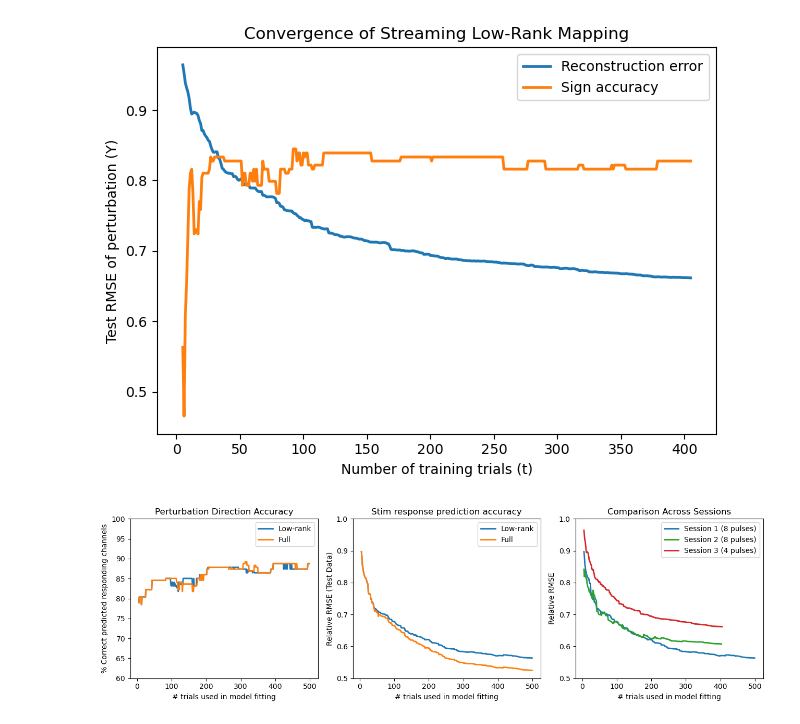
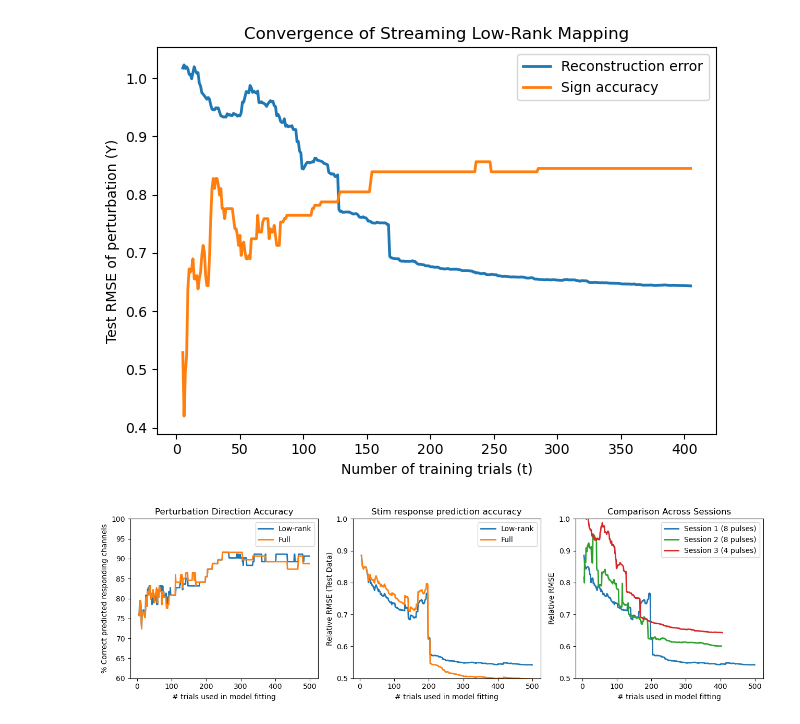
Before and after one commit to Raynor-Cerebellum-Project/RCP_analysis, a Jupyter notebook: scripts/W_inference.ipynb, the cells around one changed output. Cells and saved outputs as stored; diff of their text form; code cells hidden in the pictures.

```diff
--- a/scripts/W_inference.ipynb
+++ b/scripts/W_inference.ipynb
@@ -176,7 +173,7 @@ Saved MAT → /home/bryan/mnt/cullen/Current Project Databases - NHP/2025 Cerebe
 # %%
-npz_path_13 = "/home/bryan/mnt/cullen/Current Project Databases - NHP/2025 Cerebellum prosthesis/Nike/20260129_NRR_RW013/results/checkpoints/inference/session13_stim_inference_data.npz"
-npz_path_14 = "/home/bryan/mnt/cullen/Current Project Databases - NHP/2025 Cerebellum prosthesis/Nike/20260130_NRR_RW014/results/checkpoints/inference/session14_stim_inference_data.npz"
-npz_path_15 = "/home/bryan/mnt/cullen/Current Project Databases - NHP/2025 Cerebellum prosthesis/Nike/20260202_NRR_RW015/results/checkpoints/inference/session15_stim_inference_data.npz"
+npz_path_13 = "/home/bryan/mnt/cullen_data/Current Project Databases - NHP/2025 Cerebellum prosthesis/Nike/20260129_NRR_RW013/results/checkpoints/inference/session13_stim_inference_data.npz"
+npz_path_14 = "/home/bryan/mnt/cullen_data/Current Project Databases - NHP/2025 Cerebellum prosthesis/Nike/20260130_NRR_RW014/results/checkpoints/inference/session14_stim_inference_data.npz"
+npz_path_15 = "/home/bryan/mnt/cullen_data/Current Project Databases - NHP/2025 Cerebellum prosthesis/Nike/20260202_NRR_RW015/results/checkpoints/inference/session15_stim_inference_data.npz"
 npz_13 = np.load(npz_path_13)
 npz_14 = np.load(npz_path_14)
 npz_15 = np.load(npz_path_15)
@@ -419,7 +418,7 @@ import matplotlib.pyplot as plt
 
 # Hyperparameters
 start = 5 # Try 5? TODO
-beta = 20
+beta = 0.01
 rank = 15
 
 # Sequential fits
@@ -442,13 +441,13 @@ plt.legend()
 plt.tight_layout()
 plt.show()
 # %% [output]
-[figure, old version]
+[figure, new version]
 # %%
 import matplotlib.pyplot as plt
 
 # Hyperparameters
 start = 5
-beta = 20
+beta = 0.01
 rank = 15
 
 # Sequential fits
@@ -489,31 +488,31 @@ axes[0].plot(trial_list_15, 100*np.asarray(sign_acc_15), lw=2, label="Low-rank")
 axes[0].plot(trial_list_15_full, 100*np.asarray(sign_acc_15_full), lw=2, label="Full")
 
 axes[0].set_xlabel("# trials used in model fitting")
 axes[0].set_ylabel("% Correct predicted responding channels")
 axes[0].set_title("Perturbation Direction Accuracy")
 axes[0].set_ylim(60, 100)
 axes[0].legend()
 
 axes[1].plot(trial_list_15, rel_err_15, lw=2, label="Low-rank")
 axes[1].plot(trial_list_15_full, rel_err_15_full, lw=2, label="Full")
 
 axes[1].set_xlabel("# trials used in model fitting")
 axes[1].set_ylabel("Relative RMSE (Test Data)")
 axes[1].set_title("Stim response prediction accuracy")
 axes[1].set_ylim(0.5, 1)
 axes[1].legend()
 
 axes[2].plot(trial_list_15, rel_err_15, lw=2, label="Session 1 (8 pulses)")
 axes[2].plot(trial_list_14, rel_err_14, lw=2, c='tab:green', label="Session 2 (8 pulses)")
 axes[2].plot(trial_list_13, rel_err_13, lw=2, c='tab:red', label="Session 3 (4 pulses)")
 
 axes[2].set_xlabel("# trials used in model fitting")
 axes[2].set_ylabel("Relative RMSE")
 axes[2].set_title("Comparison Across Sessions")
 axes[2].set_ylim(0.5, 1)
 axes[2].legend()
 
 plt.tight_layout()
 plt.show()
 # %% [output]
-[figure, old version]
+[figure, new version]
```
Also changed, not shown: parts of 6 cells of this notebook, 3 other files.
